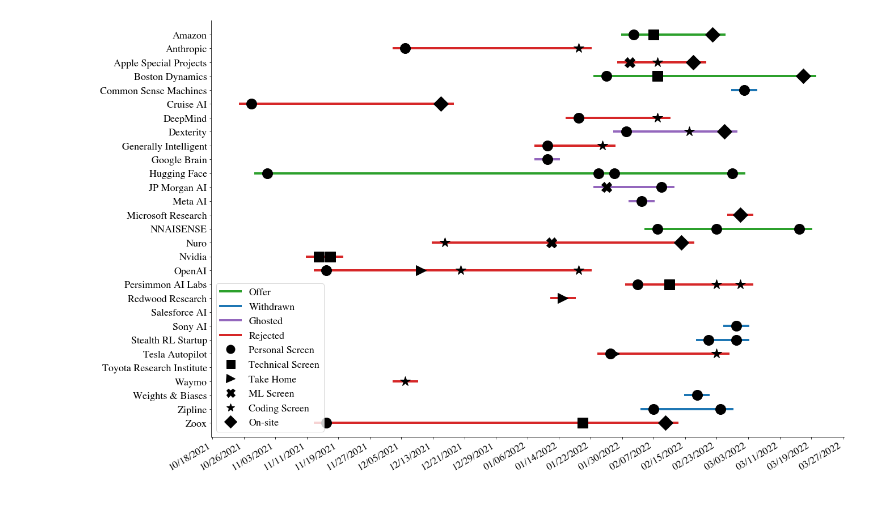
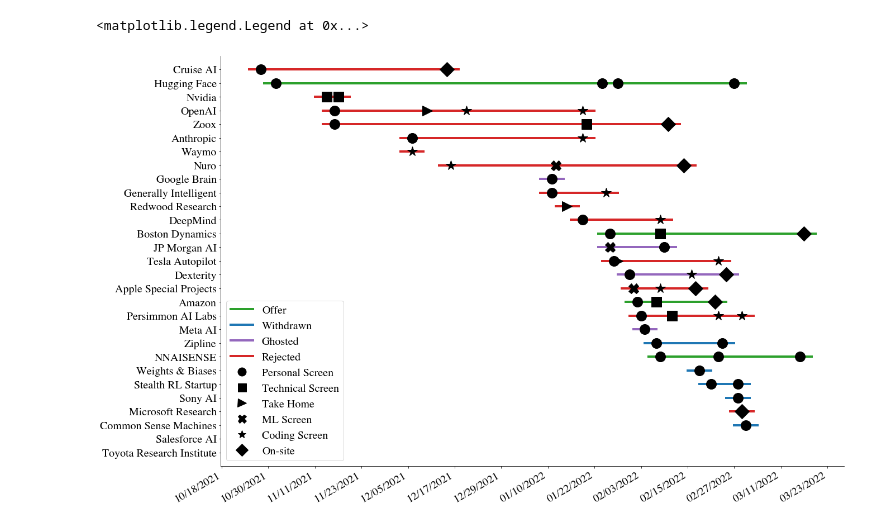
Before and after one commit to natolambert/job-search-viz, a Jupyter notebook: job-search-analysis.ipynb, the cells around one changed output. Saved outputs shown, nothing was run; the diff lists cells and outputs as text; code cells hidden in the pictures.

Commit message:
add readme, clean plots

```diff
--- a/job-search-analysis.ipynb
+++ b/job-search-analysis.ipynb
@@ -16,7 +16,28 @@ data_interviews = pd.read_csv('https://docs.google.com/spreadsheets/d/' +
                    # Set first column as rownames in data frame
                    index_col=0,
                   )
+
+
+# get data for networking calls on top of interviews
+gid_2 = '250124328' # from the url of the google sheet on sheet 2
+data_networking = pd.read_csv('https://docs.google.com/spreadsheets/d/' +
+                   google_sheet +
+                   '/export?gid='+ gid_2 +'&format=csv',
+                    sep=",",
+                    on_bad_lines='skip',
+                   # Set first column as rownames in data frame
+                   index_col=0,
+                  )
+
+# Add row of zeros for tracking interviews by day
+data_networking.loc[2] = 0
 # %%
+# CONFIG
+DATE_SORT = True
+
+if DATE_SORT:
+    data_interviews = data_interviews.sort_values('Interview 1 Date')
+
 companies = data_interviews.index
 roles = data_interviews['Role'].values.tolist()
 y_axis = companies.values.tolist()
@@ -48,26 +69,27 @@ markers = [
     ]
 interview_dict = dict(zip(interview, markers))
 
-font = {'size': 18, 'family': 'serif', 'serif': ['Times']}
+font = {'size': 20, 'family': 'serif', 'serif': ['Times']}
 matplotlib.rc('font', **font)
-# matplotlib.rc('text', usetex=True)
 # %%
+
+
+# AXES CONFIG
 fig, ax = plt.subplots(figsize=(20, 15))
-
 ax.spines['right'].set_visible(False)
 ax.spines['top'].set_visible(False)
-# ax.set_xlabel("Date")
-# ax.set_ylabel("Company")
 ax.set_ylim([len(companies),-1])
 ax.set_yticks(np.arange(len(companies)))
 ax.set_yticklabels(companies.values.tolist())
 ax.grid(False)
-# ax.set_facecolor((1, 1, 1))
+fig.set_facecolor((1, 1, 1))
 
 ax.xaxis.set_major_formatter(mdates.DateFormatter('%m/%d/%Y'))
 ax.xaxis.set_major_locator(mdates.DayLocator())
 fig.autofmt_xdate()
 
+
+# PLOTTING
 for i, comp in enumerate(companies):
 
     # Convert data for row
@@ -76,7 +98,7 @@ for i, comp in enumerate(companies):
              data["Interview 2 Date"],
              data["Interview 3 Date"],
              data["Interview 4 Date"]]
-    dates_clean = [dt.datetime.strptime(d, '%m/%d/%Y').date() for d in dates if pd.isnull(d) == False]
+    dates_clean = [dt.datetime.strptime(d, '%Y-%m-%d').date() for d in dates if pd.isnull(d) == False]
     types = [data["Interview 1 Format"],
              data["Interview 2 Format"],
              data["Interview 3 Format"],
@@ -89,34 +111,37 @@ for i, comp in enumerate(companies):
         # color / formatting
         color = statuses_dict[data['Status']]
         start = dates_clean[0] - dt.timedelta(days=3)
         end = dates_clean[-1] + dt.timedelta(days=3)
 
         # plot individually for different markers
         ax.plot([start, end], [i, i], c=color,linewidth=4)
         for d, t in zip(dates_clean, types_clean):
             ax.plot(d, i, marker=interview_dict[t], color='k', markersize=18)
 
+            # add interview count row per day
+            data_networking.loc[2, str(d)] += 1
+
 cur_xticks = ax.get_xticks()
-ax.set_xticks(cur_xticks[::8])
+cur_xlim = ax.get_xlim()
+ax.set_xticks(cur_xticks[::12]) # change density of x-axis
 
 # Custom Legend
 custom_lines = [Line2D([0], [0], color=colors[0], lw=4),
                 Line2D([0], [0], color=colors[1], lw=4),
                 Line2D([0], [0], color=colors[2], lw=4),
                 Line2D([0], [0], color=colors[3], lw=4),
                 Line2D([0], [0], marker=markers[0], lw=0, color='k', markersize=15),
                 Line2D([0], [0], marker=markers[1], lw=0, color='k', markersize=15),
                 Line2D([0], [0], marker=markers[2], lw=0, color='k', markersize=15),
                 Line2D([0], [0], marker=markers[3], lw=0, color='k', markersize=15),
                 Line2D([0], [0], marker=markers[4], lw=0, color='k', markersize=15),
                 Line2D([0], [0], marker=markers[5], lw=0, color='k', markersize=15),
                ]
 
 
 ax.legend(custom_lines, ['Offer', 'Withdrawn', 'Ghosted', 'Rejected',
                          "Personal Screen", "Technical Screen", "Take Home",
                          "ML Screen", "Coding Screen", "On-site"])
-
-ax_histx = fig.add_axes(ax, sharex=ax)
 # %% [output]
+<matplotlib.legend.Legend at 0x...>
-[figure, old version]
+[figure, new version]
```
Also changed, not shown: parts of 1 cell of this notebook, 4 other files.
